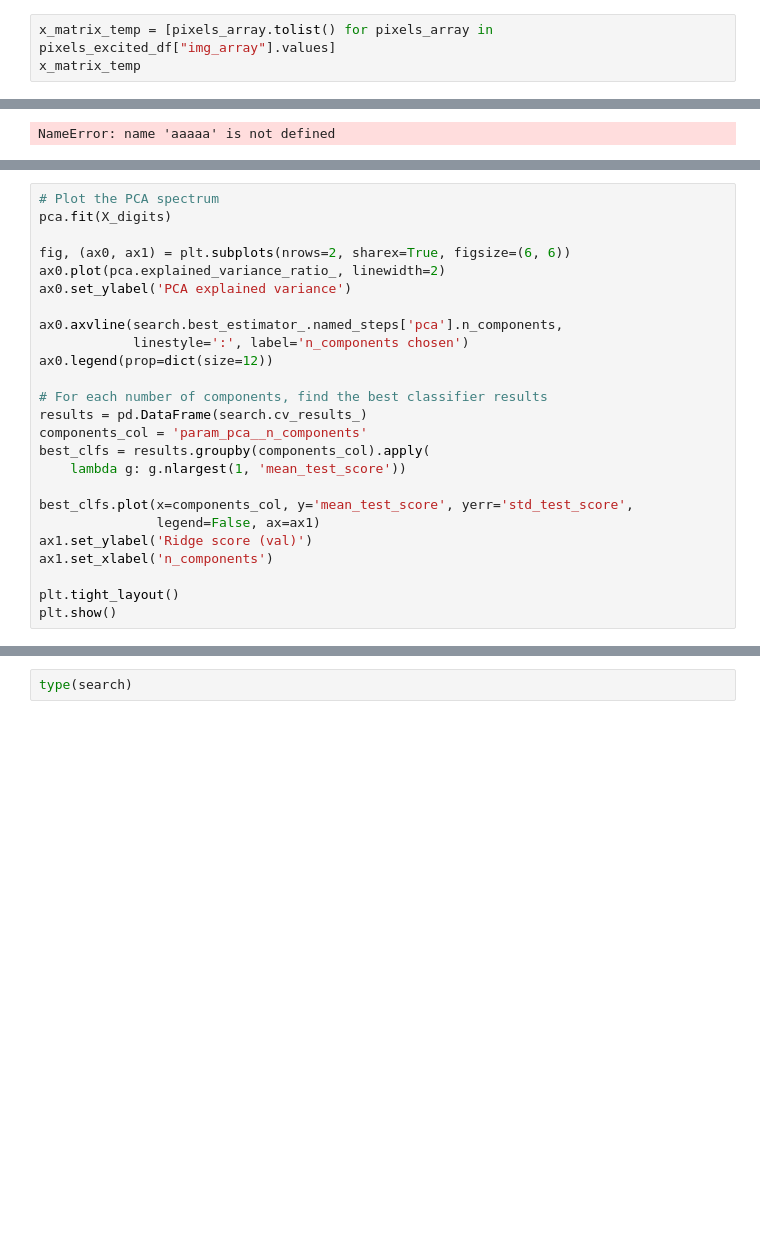
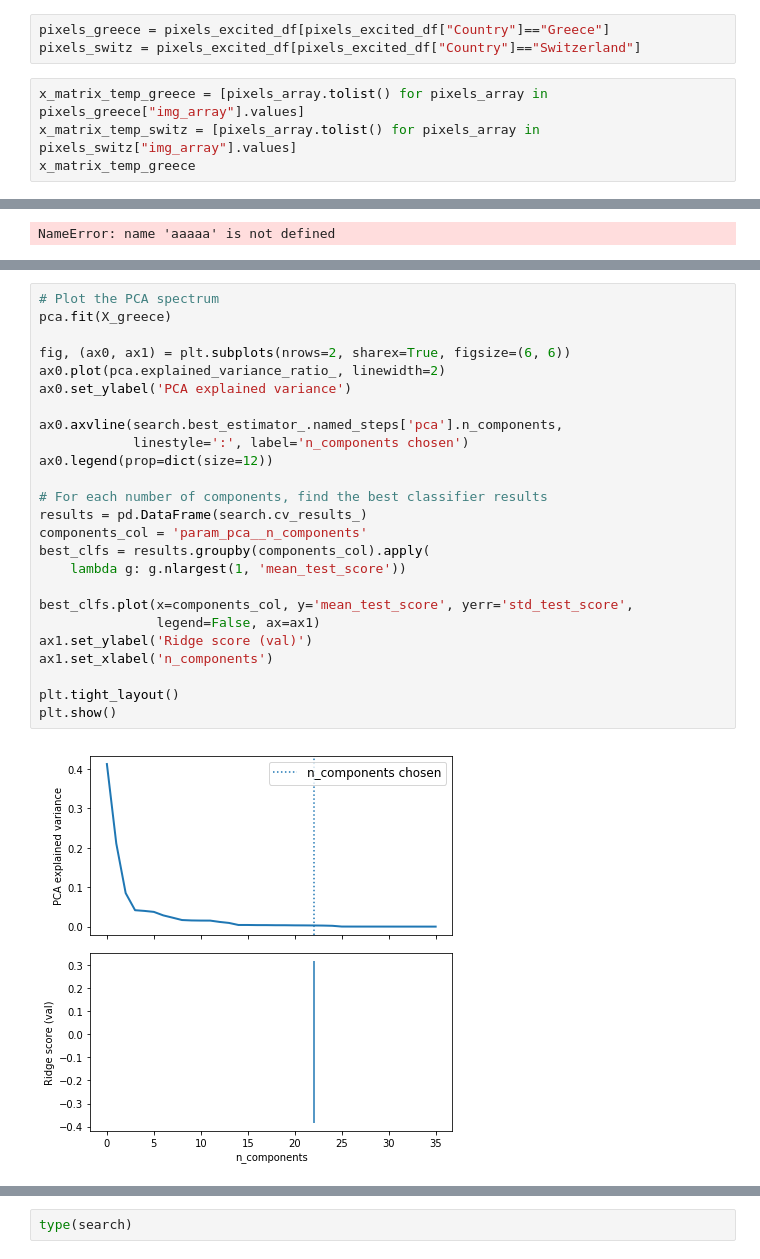
Before and after one commit to joSanchez28/Machine-Learning-EPFL, a Jupyter notebook: Project2-ArchitectureExperiment/Project2-Notebook - New Approach.ipynb, the cells around one changed output, grey strips where cells are left out. Saved outputs shown, nothing was run; the diff lists cells and outputs as text; blank space fills up the shorter version.

```diff
--- a/Project2-ArchitectureExperiment/Project2-Notebook - New Approach.ipynb
+++ b/Project2-ArchitectureExperiment/Project2-Notebook - New Approach.ipynb
@@ -1092,6 +1154,10 @@ y_digits = digits.target
+# %%
+pixels_greece = pixels_excited_df[pixels_excited_df["Country"]=="Greece"]
+pixels_switz = pixels_excited_df[pixels_excited_df["Country"]=="Switzerland"]
 # %%
-x_matrix_temp = [pixels_array.tolist() for pixels_array in pixels_excited_df["img_array"].values]
-x_matrix_temp
+x_matrix_temp_greece = [pixels_array.tolist() for pixels_array in pixels_greece["img_array"].values]
+x_matrix_temp_switz = [pixels_array.tolist() for pixels_array in pixels_switz["img_array"].values]
+x_matrix_temp_greece
 # %% [output]
 [[103.0,
   103.125,
@@ -1180,28 +1292,30 @@ print(search.best_params_)
 # %%
 # Plot the PCA spectrum
-pca.fit(X_digits)
+pca.fit(X_greece)
 
 fig, (ax0, ax1) = plt.subplots(nrows=2, sharex=True, figsize=(6, 6))
 ax0.plot(pca.explained_variance_ratio_, linewidth=2)
 ax0.set_ylabel('PCA explained variance')
 
 ax0.axvline(search.best_estimator_.named_steps['pca'].n_components,
             linestyle=':', label='n_components chosen')
 ax0.legend(prop=dict(size=12))
 
 # For each number of components, find the best classifier results
 results = pd.DataFrame(search.cv_results_)
 components_col = 'param_pca__n_components'
 best_clfs = results.groupby(components_col).apply(
     lambda g: g.nlargest(1, 'mean_test_score'))
 
 best_clfs.plot(x=components_col, y='mean_test_score', yerr='std_test_score',
                legend=False, ax=ax1)
 ax1.set_ylabel('Ridge score (val)')
 ax1.set_xlabel('n_components')
 
 plt.tight_layout()
 plt.show()
+# %% [output]
+[figure, added]
 # %%
 grid_ridge_plot = plot_grid_search(search.cv_results_, lambdas, pca_ncomp, 'rig_reg__alpha', 'pca__n_components')
 grid_ridge_plot.savefig(VIS_FOLDER + 'g_PCA_ridge.png', bbox_inches='tight')
```
Also changed, not shown: parts of 65 cells of this notebook, 6 other files.
